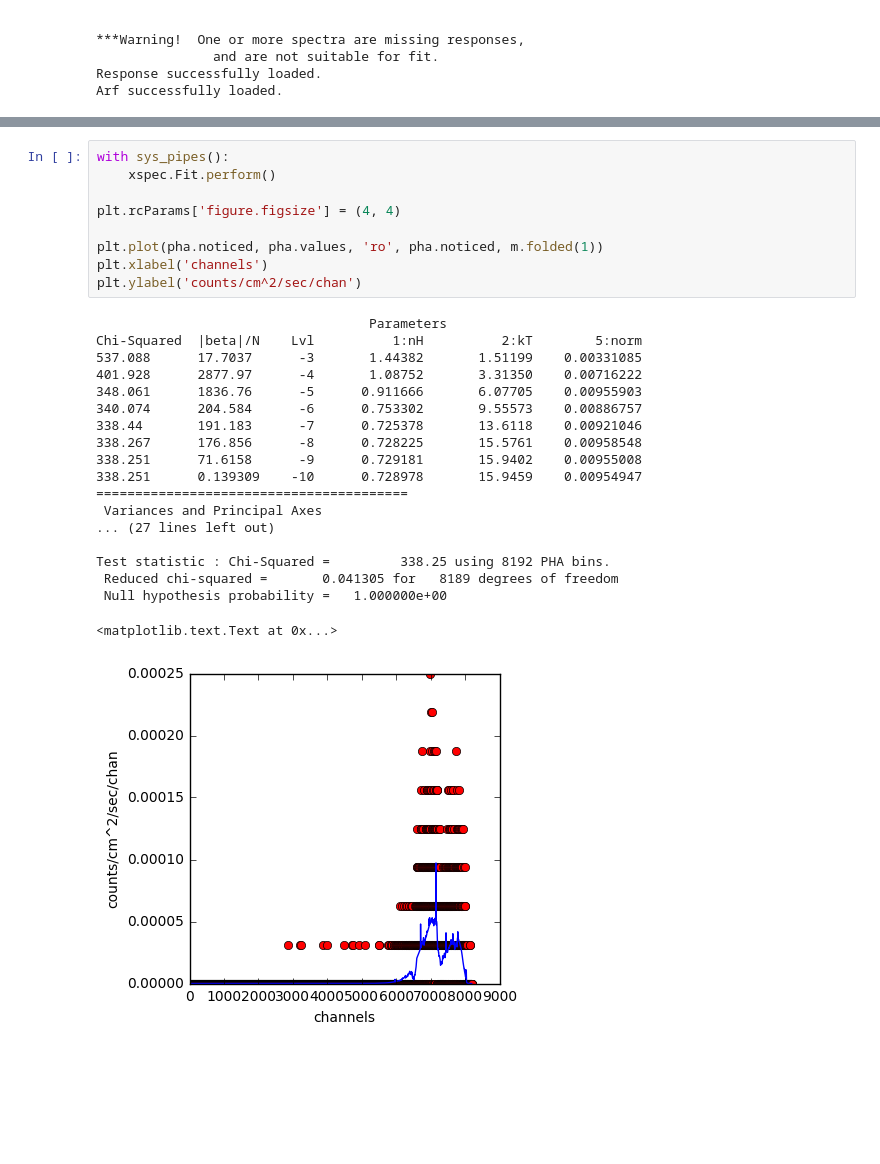
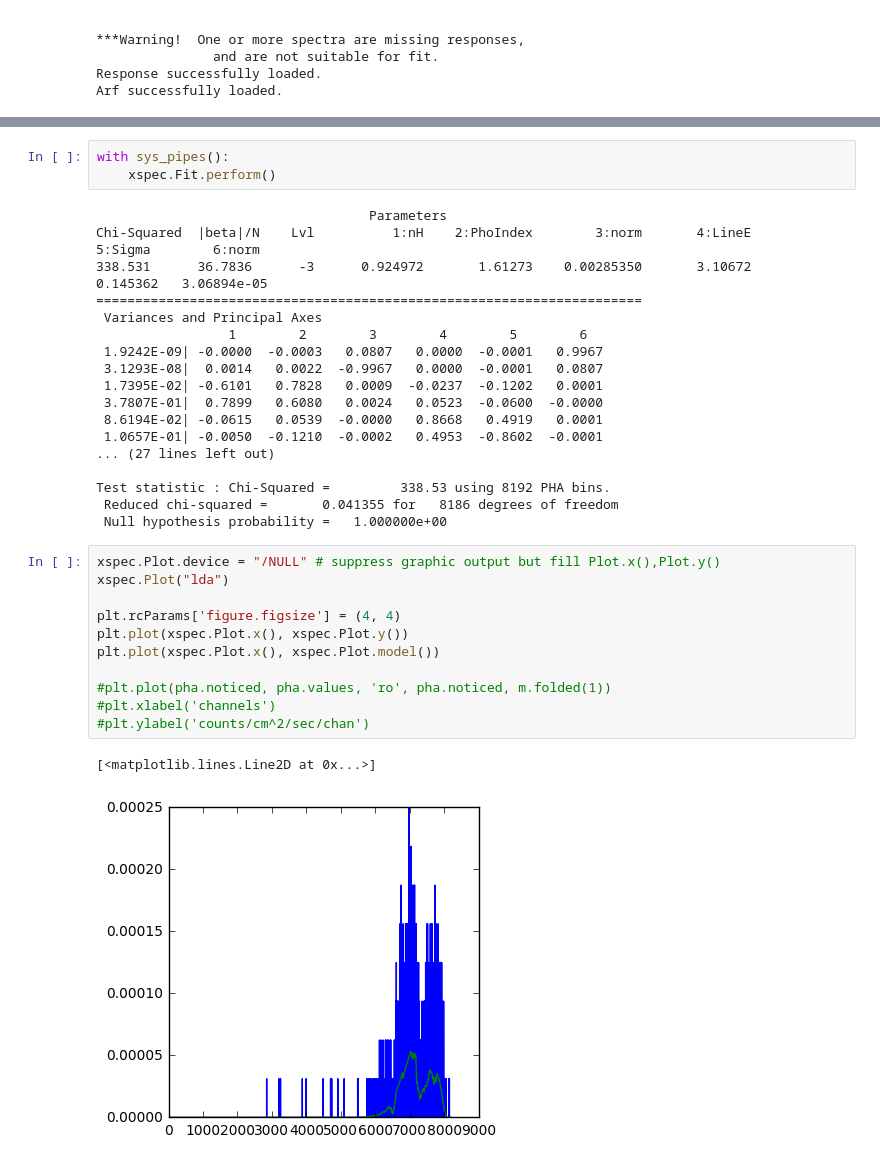
Before and after one commit to NASA-NAVO/aas_workshop_2018, a Jupyter notebook: heasarc/heasarc_Spectral_Access.ipynb, the cells around one changed output, grey strips where cells are left out. Cells and saved outputs as stored; diff of their text form; blank space fills up the shorter version.

Commit message:
Better xspec model?

```diff
--- a/heasarc/heasarc_Spectral_Access.ipynb
+++ b/heasarc/heasarc_Spectral_Access.ipynb
@@ -188,31 +187,37 @@ Test statistic : Chi-Squared =   8.910911e+06 using 8192 PHA bins.
  Null hypothesis probability =   0.000000e+00
  Current data and model not fit yet.
+# %%
+with sys_pipes():
+    xspec.Fit.perform()
+# %% [output]
+                                   Parameters
+Chi-Squared  |beta|/N    Lvl          1:nH    2:PhoIndex        3:norm       4:LineE       5:Sigma        6:norm
+338.531      36.7836      -3      0.924972       1.61273    0.00285350       3.10672      0.145362   3.06894e-05
+======================================================================
+ Variances and Principal Axes
+                 1        2        3        4        5        6
+ 1.9242E-09| -0.0000  -0.0003   0.0807   0.0000  -0.0001   0.9967
+ 3.1293E-08|  0.0014   0.0022  -0.9967   0.0000  -0.0001   0.0807
+ 1.7395E-02| -0.6101   0.7828   0.0009  -0.0237  -0.1202   0.0001
+ 3.7807E-01|  0.7899   0.6080   0.0024   0.0523  -0.0600  -0.0000
+ 8.6194E-02| -0.0615   0.0539  -0.0000   0.8668   0.4919   0.0001
+ 1.0657E-01| -0.0050  -0.1210  -0.0002   0.4953  -0.8602  -0.0001
+... (27 lines left out)
+
+Test statistic : Chi-Squared =         338.53 using 8192 PHA bins.
+ Reduced chi-squared =       0.041355 for   8186 degrees of freedom
+ Null hypothesis probability =   1.000000e+00
 # %%
-with sys_pipes():
-    xspec.Fit.perform()
+xspec.Plot.device = "/NULL" # suppress graphic output but fill Plot.x(),Plot.y()
+xspec.Plot("lda")
 
 plt.rcParams['figure.figsize'] = (4, 4)
+plt.plot(xspec.Plot.x(), xspec.Plot.y())
+plt.plot(xspec.Plot.x(), xspec.Plot.model())
 
-plt.plot(pha.noticed, pha.values, 'ro', pha.noticed, m.folded(1))
-plt.xlabel('channels')
-plt.ylabel('counts/cm^2/sec/chan')
+#plt.plot(pha.noticed, pha.values, 'ro', pha.noticed, m.folded(1))
+#plt.xlabel('channels')
+#plt.ylabel('counts/cm^2/sec/chan')
 # %% [output]
-                                   Parameters
-Chi-Squared  |beta|/N    Lvl          1:nH          2:kT        5:norm
-537.088      17.7037      -3       1.44382       1.51199    0.00331085
-401.928      2877.97      -4       1.08752       3.31350    0.00716222
-348.061      1836.76      -5      0.911666       6.07705    0.00955903
-340.074      204.584      -6      0.753302       9.55573    0.00886757
-338.44       191.183      -7      0.725378       13.6118    0.00921046
-338.267      176.856      -8      0.728225       15.5761    0.00958548
-338.251      71.6158      -9      0.729181       15.9402    0.00955008
-338.251      0.139309    -10      0.728978       15.9459    0.00954947
-========================================
- Variances and Principal Axes
-... (27 lines left out)
-
-Test statistic : Chi-Squared =         338.25 using 8192 PHA bins.
- Reduced chi-squared =       0.041305 for   8189 degrees of freedom
- Null hypothesis probability =   1.000000e+00
+[<matplotlib.lines.Line2D at 0x...>]
-<matplotlib.text.Text at 0x...>
-[figure, old version]
+[figure, new version]
```
Also changed, not shown: parts of 1 cell of this notebook.
